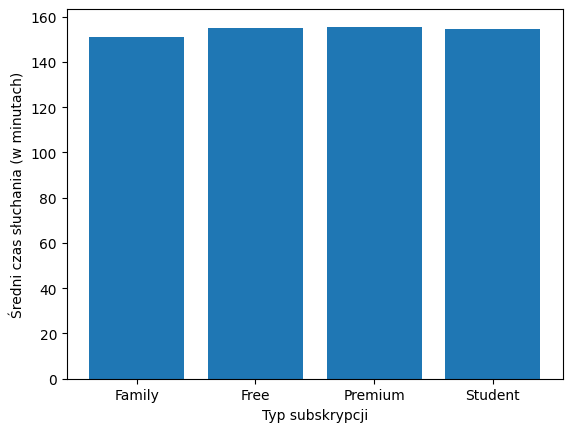
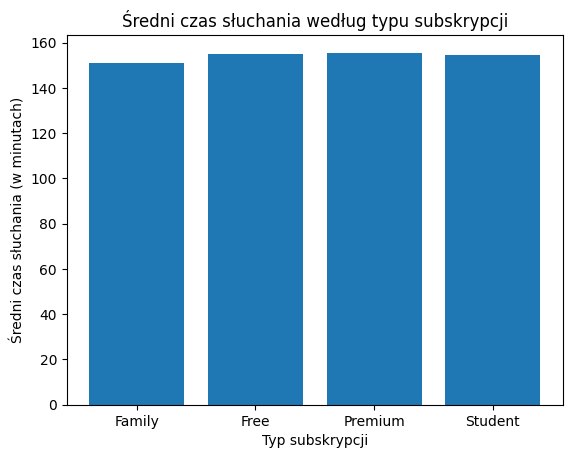
The notebook cell's code change between the first figure and the second:
--- before
+++ after
@@ -5,4 +5,5 @@
 plt.bar(sredni_czas.index, sredni_czas.values)
 
+plt.title("Średni czas słuchania według typu subskrypcji")
 plt.xlabel("Typ subskrypcji")
 plt.ylabel("Średni czas słuchania (w minutach)")

Commit: Utworzono za pomocą Colab